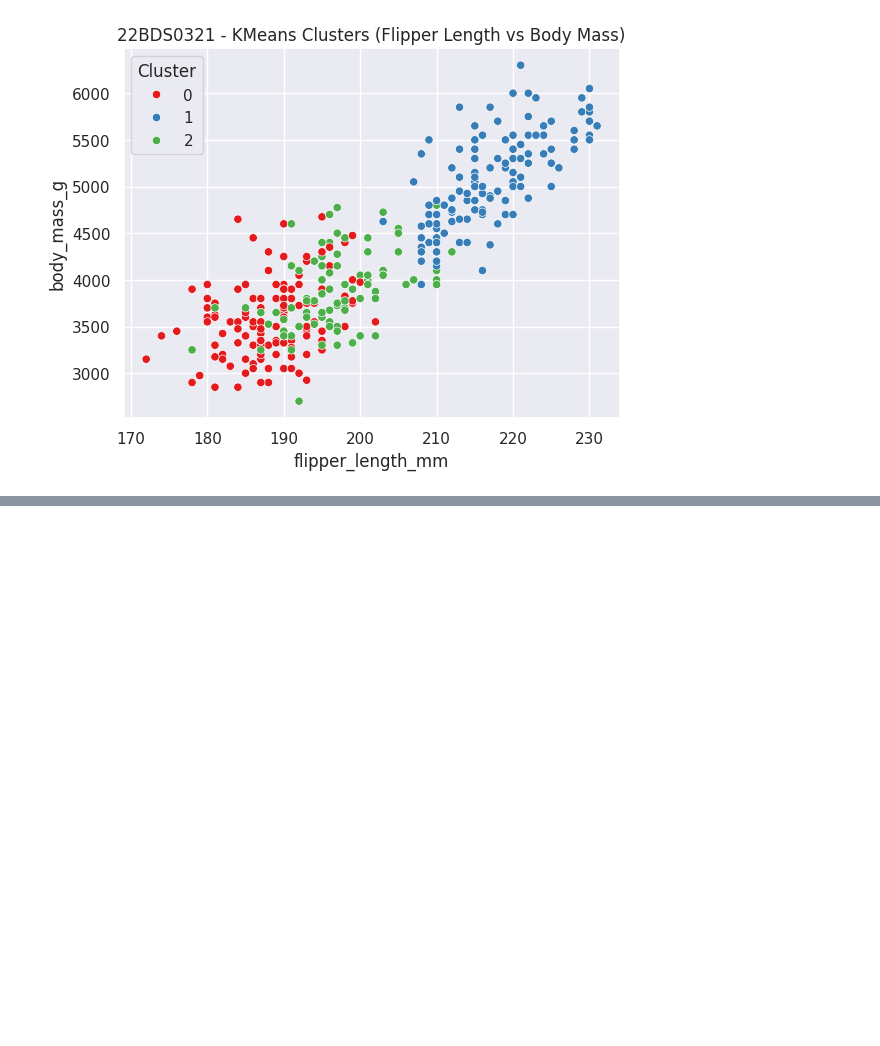
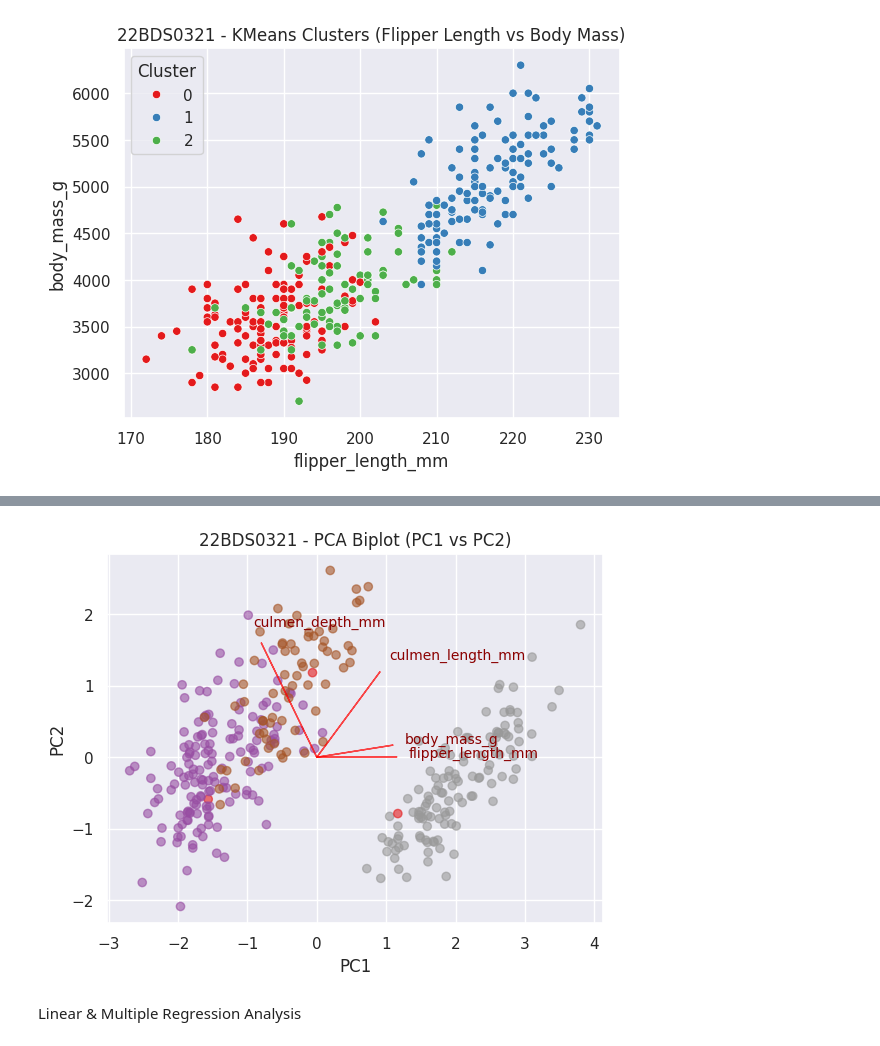
Before and after one commit to VanshShah18/BCSE331L-EDA-22BDS0321, a Jupyter notebook: 22BDS0321.ipynb, the cells around one changed output, grey strips where cells are left out. Saved outputs shown, nothing was run; the diff lists cells and outputs as text; code cells hidden in the pictures; blank space fills up the shorter version.

```diff
--- a/22BDS0321.ipynb
+++ b/22BDS0321.ipynb
@@ -456,0 +542,29 @@ plt.show()
+# %%
+# 7. PCA Biplot (PC1 vs PC2)
+plt.scatter(X_pca[:,0],
+            X_pca[:,1],
+            c=df.loc[X.index, 'species'].cat.codes,
+            cmap='Set1',
+            alpha=0.6)
+
+# Add loading vectors (arrows)
+for i, variable in enumerate(numeric_cols):
+    plt.arrow(0, 0,
+              loadings.loc[variable, 'PC1'] * 2,
+              loadings.loc[variable, 'PC2'] * 2,
+              color='red', alpha=0.7)
+    plt.text(loadings.loc[variable, 'PC1'] * 2.3,
+             loadings.loc[variable, 'PC2'] * 2.3,
+             variable,
+             color='darkred',
+             fontsize=10)
+
+plt.xlabel("PC1")
+plt.ylabel("PC2")
+plt.title("22BDS0321 - PCA Biplot (PC1 vs PC2)")
+plt.grid(True)
+plt.show()
+# %% [output]
+[figure, added]
+# %% [markdown]
+Linear & Multiple Regression Analysis
```
Also changed, not shown: parts of 24 cells of this notebook.
